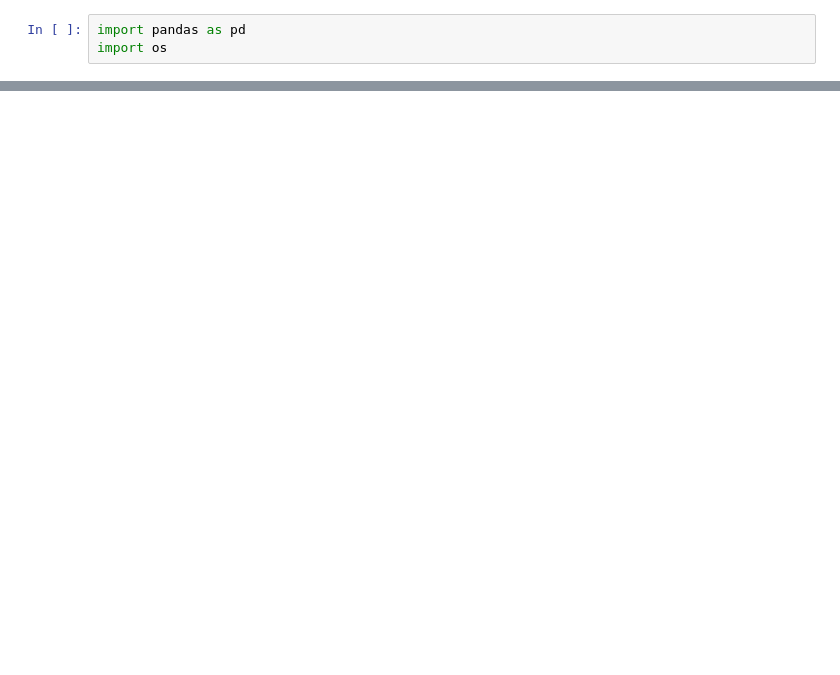
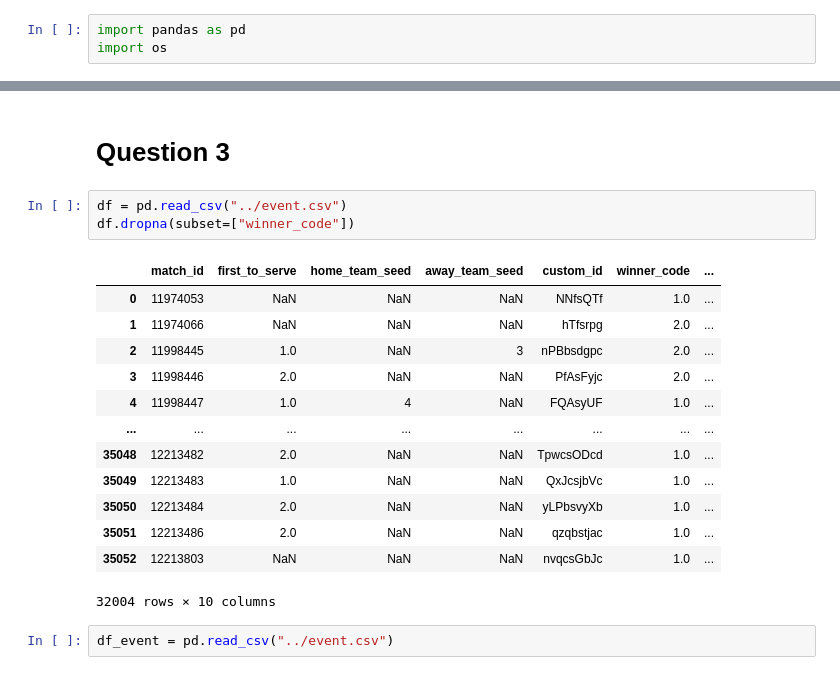
Before and after one commit to tarannommoghimi/Tennis-project, a Jupyter notebook: Javadi/questions1_3.ipynb, the cells around one changed output, grey strips where cells are left out. Saved outputs shown, nothing was run; the diff lists cells and outputs as text; blank space fills up the shorter version.

```diff
--- a/Javadi/questions1_3.ipynb
+++ b/Javadi/questions1_3.ipynb
@@ -44,0 +105,21 @@ df
+# %% [markdown]
+# Question 3
+# %%
+df = pd.read_csv("../event.csv")
+df.dropna(subset=["winner_code"])
+# %% [output]
+|  | match_id | first_to_serve | home_team_seed | away_team_seed | custom_id | winner_code | ... |
+| 0 | 11974053 | NaN | NaN | NaN | NNfsQTf | 1.0 | ... |
+| 1 | 11974066 | NaN | NaN | NaN | hTfsrpg | 2.0 | ... |
+| 2 | 11998445 | 1.0 | NaN | 3 | nPBbsdgpc | 2.0 | ... |
+| 3 | 11998446 | 2.0 | NaN | NaN | PfAsFyjc | 2.0 | ... |
+| 4 | 11998447 | 1.0 | 4 | NaN | FQAsyUF | 1.0 | ... |
+| ... | ... | ... | ... | ... | ... | ... | ... |
+| 35048 | 12213482 | 2.0 | NaN | NaN | TpwcsODcd | 1.0 | ... |
+| 35049 | 12213483 | 1.0 | NaN | NaN | QxJcsjbVc | 1.0 | ... |
+| 35050 | 12213484 | 2.0 | NaN | NaN | yLPbsvyXb | 1.0 | ... |
+| 35051 | 12213486 | 2.0 | NaN | NaN | qzqbstjac | 1.0 | ... |
+| 35052 | 12213803 | NaN | NaN | NaN | nvqcsGbJc | 1.0 | ... |
+32004 rows × 10 columns
+# %%
+df_event = pd.read_csv("../event.csv")
```
Also changed, not shown: parts of 17 cells of this notebook.
